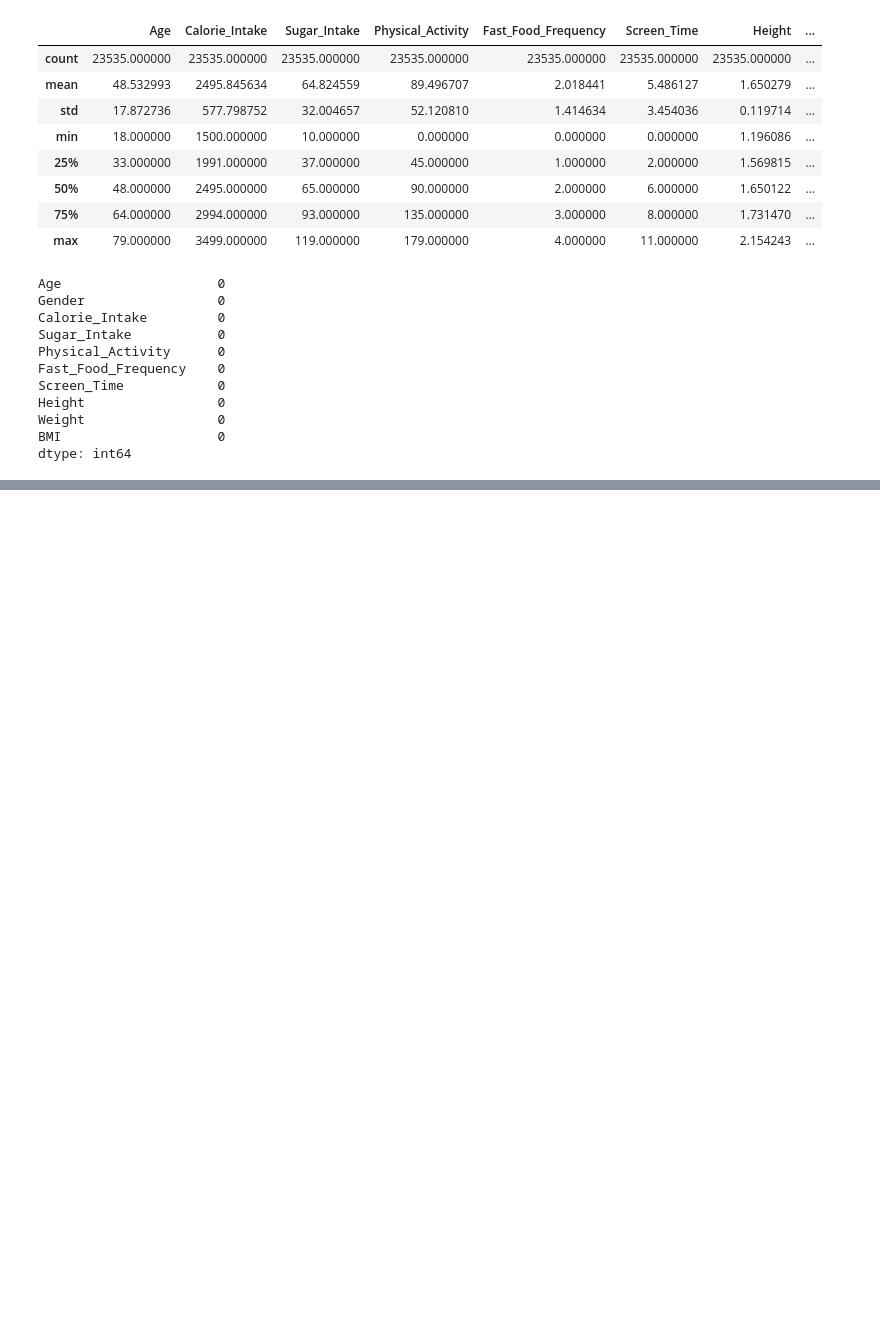
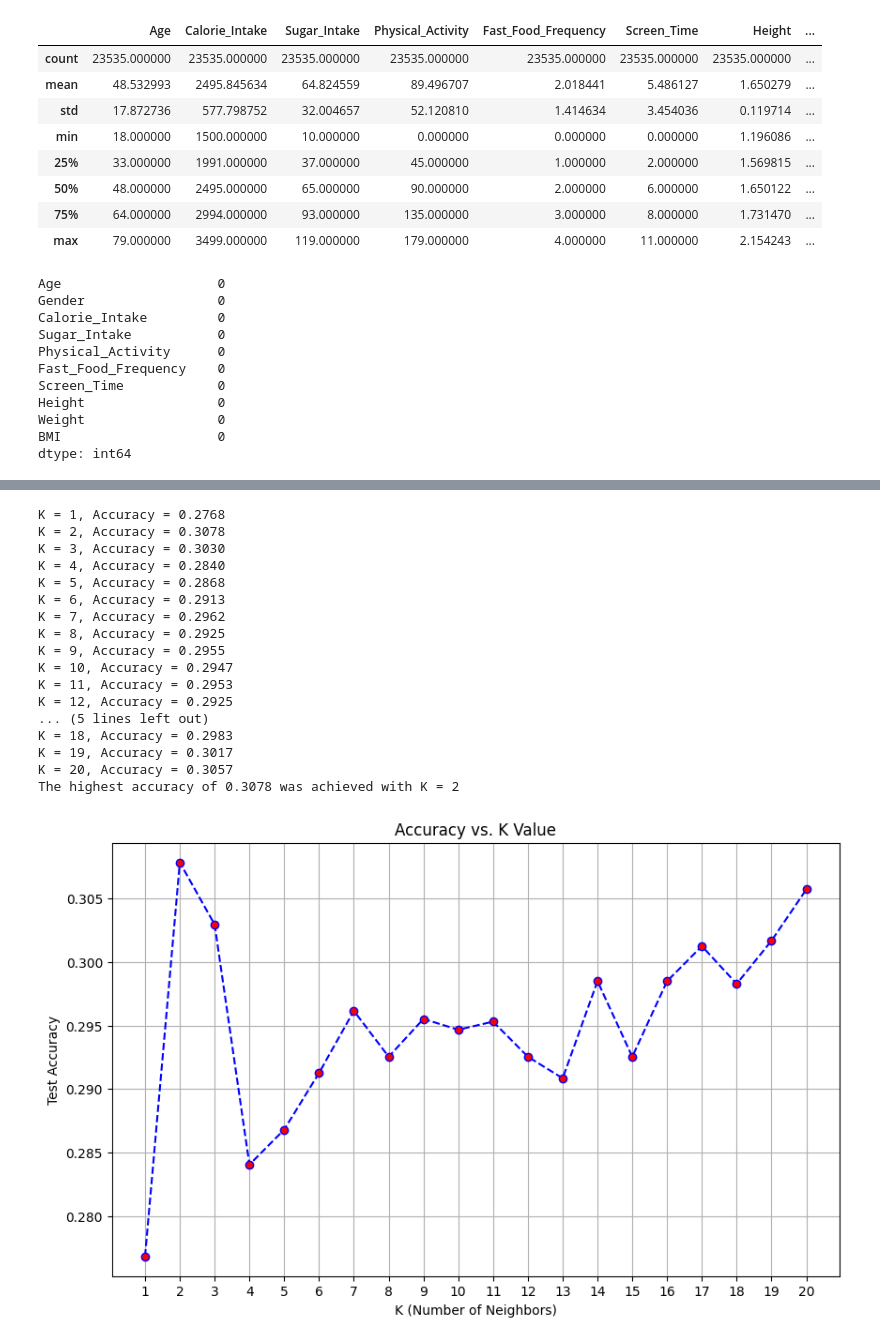
Before and after one commit to amir-haji/ML-Datathon1, a Jupyter notebook: Datathon1.ipynb, the cells around one changed output, grey strips where cells are left out. Cells and saved outputs as stored; diff of their text form; code cells hidden in the pictures; blank space fills up the shorter version.

```diff
--- a/Datathon1.ipynb
+++ b/Datathon1.ipynb
@@ -157,0 +105,45 @@ with open('knn_acc_results.json', 'w') as f:
+# %%
+k_values = range(1, 21)
+accuracy_scores = []
+
+for k in k_values:
+    knn = KNeighborsClassifier(n_neighbors=k)
+    knn.fit(X_train, y_train)
+    y_pred_temp = knn.predict(X_test)
+    acc = accuracy_score(y_test, y_pred_temp)
+    accuracy_scores.append(acc)
+    print(f"K = {k}, Accuracy = {acc:.4f}")
+
+best_acc = max(accuracy_scores)
+best_k = k_values[accuracy_scores.index(best_acc)]
+
+print(f"The highest accuracy of {best_acc:.4f} was achieved with K = {best_k}")
+
+
+plt.figure(figsize=(10, 6))
+plt.plot(k_values, accuracy_scores, marker='o', linestyle='dashed', color='blue', markerfacecolor='red')
+plt.title('Accuracy vs. K Value')
+plt.xlabel('K (Number of Neighbors)')
+plt.ylabel('Test Accuracy')
+plt.xticks(k_values)
+plt.grid(True)
+plt.show()
+# %% [output]
+K = 1, Accuracy = 0.2768
+K = 2, Accuracy = 0.3078
+K = 3, Accuracy = 0.3030
+K = 4, Accuracy = 0.2840
+K = 5, Accuracy = 0.2868
+K = 6, Accuracy = 0.2913
+K = 7, Accuracy = 0.2962
+K = 8, Accuracy = 0.2925
+K = 9, Accuracy = 0.2955
+K = 10, Accuracy = 0.2947
+K = 11, Accuracy = 0.2953
+K = 12, Accuracy = 0.2925
+... (5 lines left out)
+K = 18, Accuracy = 0.2983
+K = 19, Accuracy = 0.3017
+K = 20, Accuracy = 0.3057
+The highest accuracy of 0.3078 was achieved with K = 2
+[figure, added]
```
Also changed, not shown: parts of 11 cells of this notebook.
